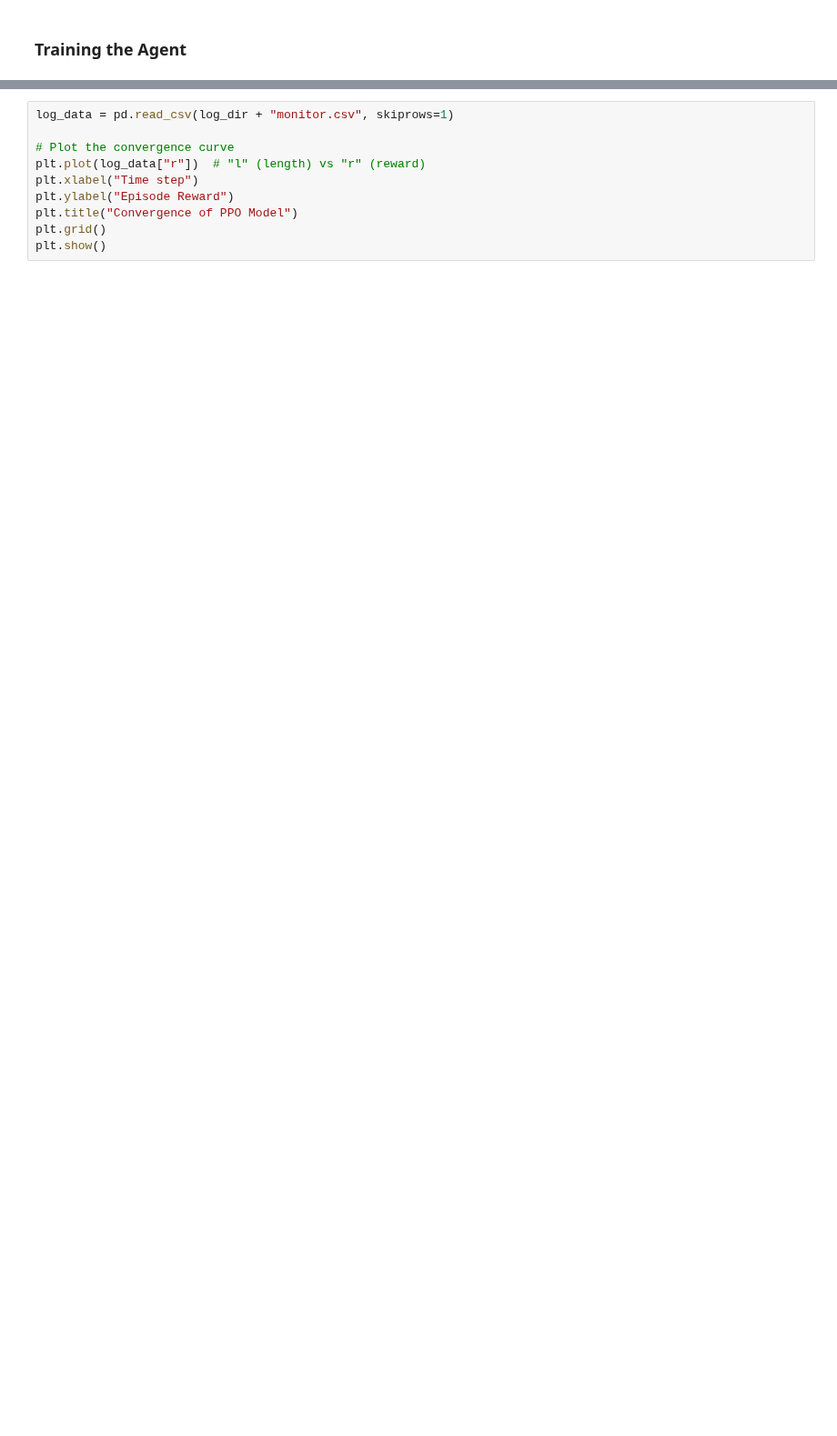
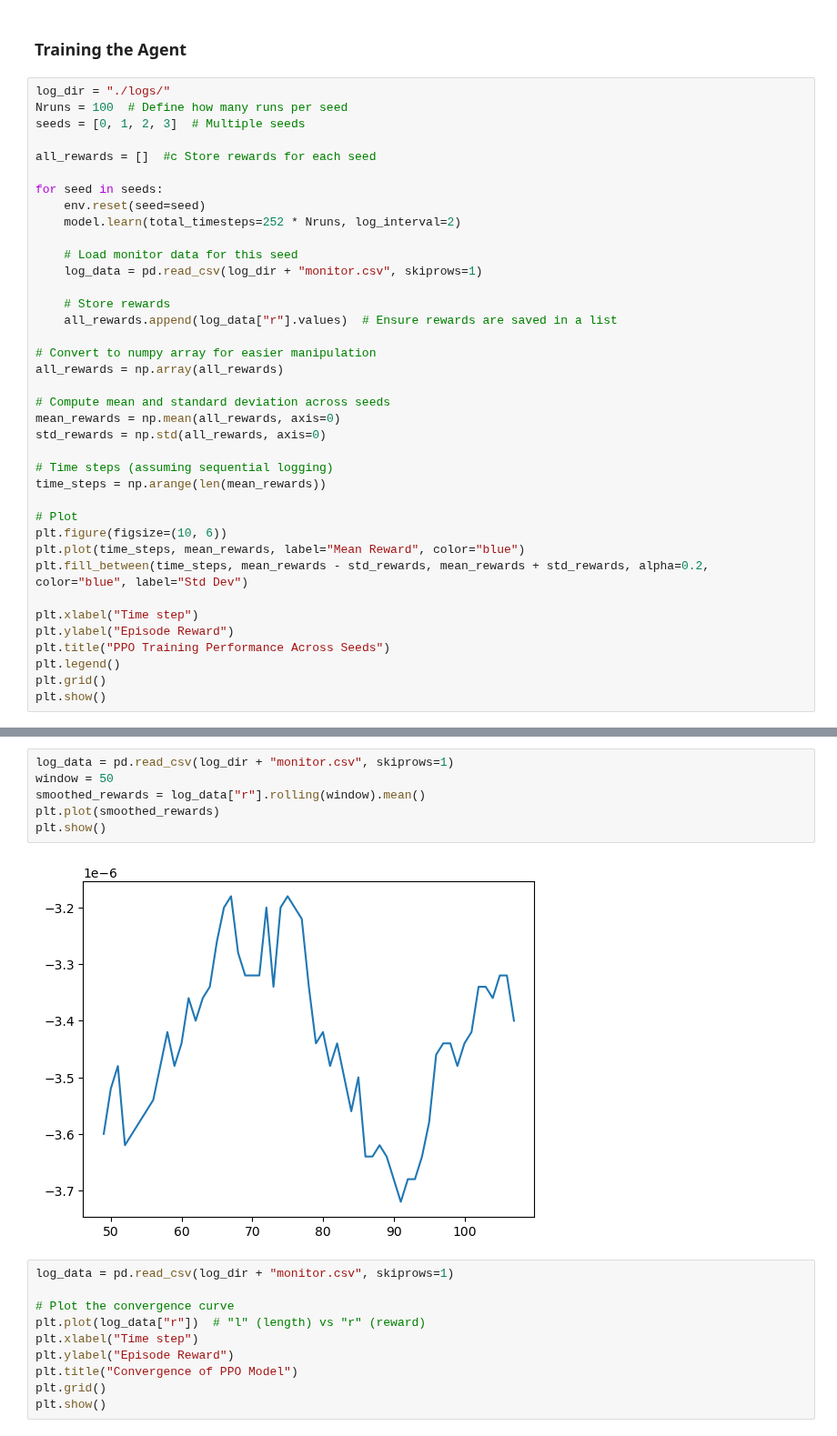
Before and after one commit to spelbella/cva_risk_management_thesis, a Jupyter notebook: Hedge/DDPG_test.ipynb, the cells around one changed output, grey strips where cells are left out. Shown at 91% size. Cells and saved outputs as stored; diff of their text form; blank space fills up the shorter version.

```diff
--- a/Hedge/DDPG_test.ipynb
+++ b/Hedge/DDPG_test.ipynb
@@ -204,2 +199,40 @@ AssertionError: tensorboard is not installed, you can use `pip install tensorboa
 # %% [markdown]
 ### Training the Agent
+# %%
+log_dir = "./logs/"
+Nruns = 100  # Define how many runs per seed
+seeds = [0, 1, 2, 3]  # Multiple seeds
+
+all_rewards = []  #c Store rewards for each seed
+
+for seed in seeds:
+    env.reset(seed=seed)
+    model.learn(total_timesteps=252 * Nruns, log_interval=2)
+
+    # Load monitor data for this seed
+    log_data = pd.read_csv(log_dir + "monitor.csv", skiprows=1)
+
+    # Store rewards
+    all_rewards.append(log_data["r"].values)  # Ensure rewards are saved in a list
+
+# Convert to numpy array for easier manipulation
+all_rewards = np.array(all_rewards)
+
+# Compute mean and standard deviation across seeds
+mean_rewards = np.mean(all_rewards, axis=0)
+std_rewards = np.std(all_rewards, axis=0)
+
+# Time steps (assuming sequential logging)
+time_steps = np.arange(len(mean_rewards))
+
+# Plot
+plt.figure(figsize=(10, 6))
+plt.plot(time_steps, mean_rewards, label="Mean Reward", color="blue")
+plt.fill_between(time_steps, mean_rewards - std_rewards, mean_rewards + std_rewards, alpha=0.2, color="blue", label="Std Dev")
+
+plt.xlabel("Time step")
+plt.ylabel("Episode Reward")
+plt.title("PPO Training Performance Across Seeds")
+plt.legend()
+plt.grid()
+plt.show()
@@ -230,3 +283,11 @@ tensorboard --logdir=./ppo_tensorboard/ --port=6006
+# %%
+log_data = pd.read_csv(log_dir + "monitor.csv", skiprows=1)
+window = 50
+smoothed_rewards = log_data["r"].rolling(window).mean()
+plt.plot(smoothed_rewards)
+plt.show()
+# %% [output]
+[figure, added]
 # %%
 log_data = pd.read_csv(log_dir + "monitor.csv", skiprows=1)
 
```
Also changed, not shown: parts of 9 cells of this notebook, 6 other files.
